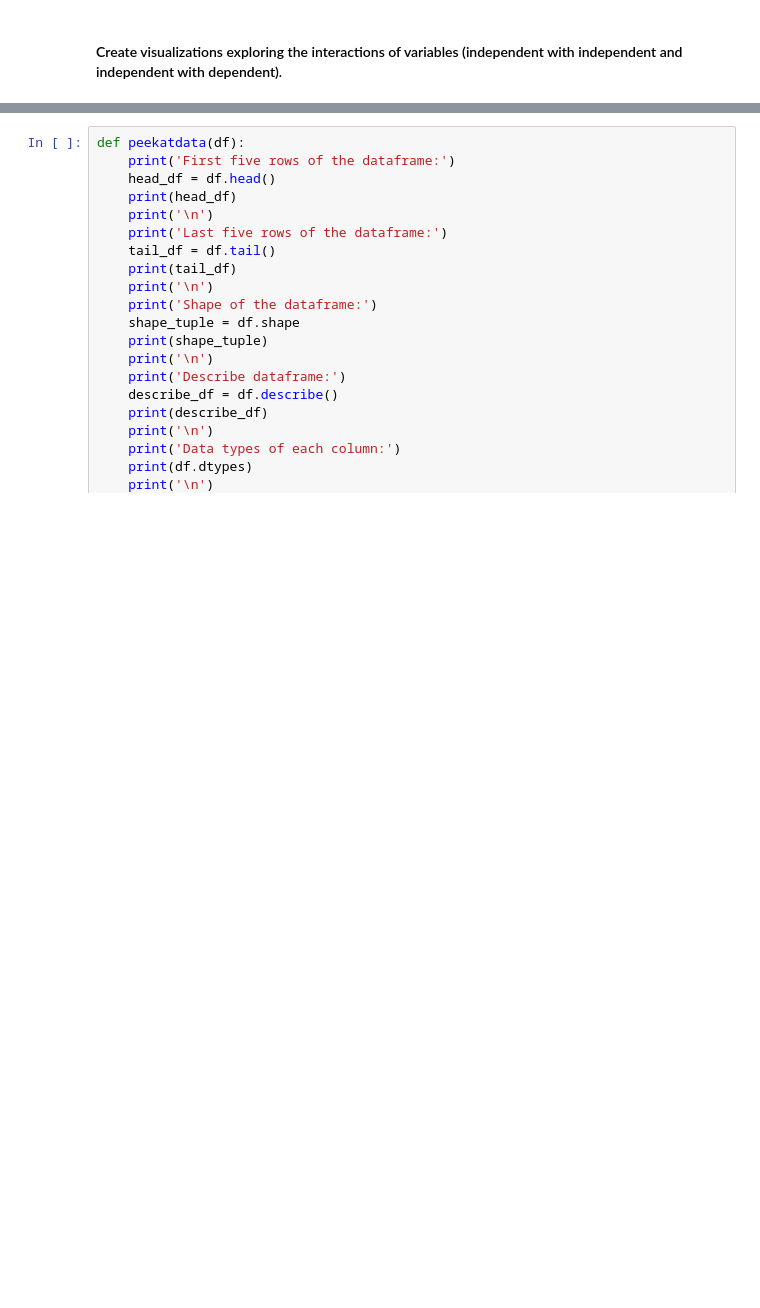
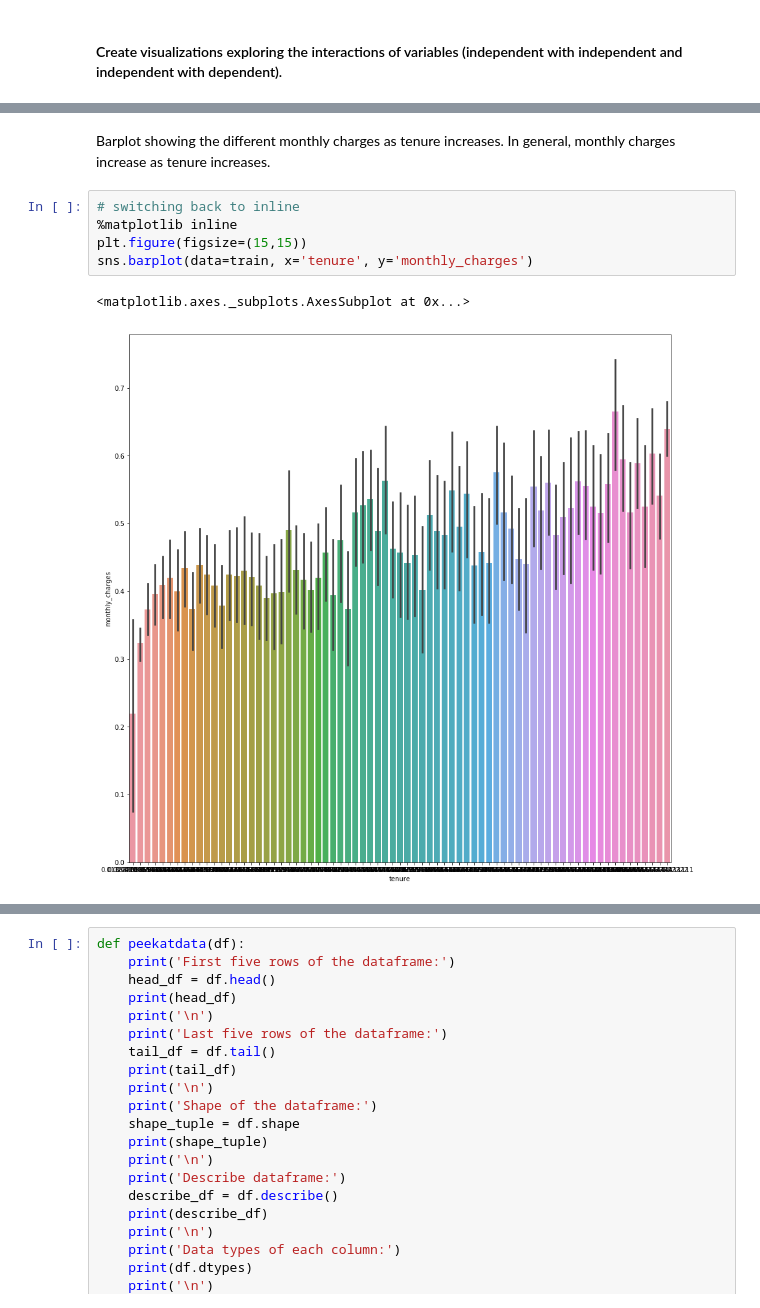
Before and after one commit to classification-telco-project-sanmaco/classification-telco, a Jupyter notebook: MZ_working_notebook.ipynb, the cells around one changed output, grey strips where cells are left out. Saved outputs shown, nothing was run; the diff lists cells and outputs as text; blank space fills up the shorter version.

```diff
--- a/MZ_working_notebook.ipynb
+++ b/MZ_working_notebook.ipynb
@@ -1185,0 +1220,10 @@ pd.crosstab(train.internet_service_type, train.senior_citizen, margins=True)
+# %% [markdown]
+Barplot showing the different monthly charges as tenure increases. In general, monthly charges increase as tenure increases.
+# %%
+# switching back to inline
+%matplotlib inline
+plt.figure(figsize=(15,15))
+sns.barplot(data=train, x='tenure', y='monthly_charges')
+# %% [output]
+<matplotlib.axes._subplots.AxesSubplot at 0x...>
+[figure, added]
```
Also changed, not shown: parts of 56 cells of this notebook.
